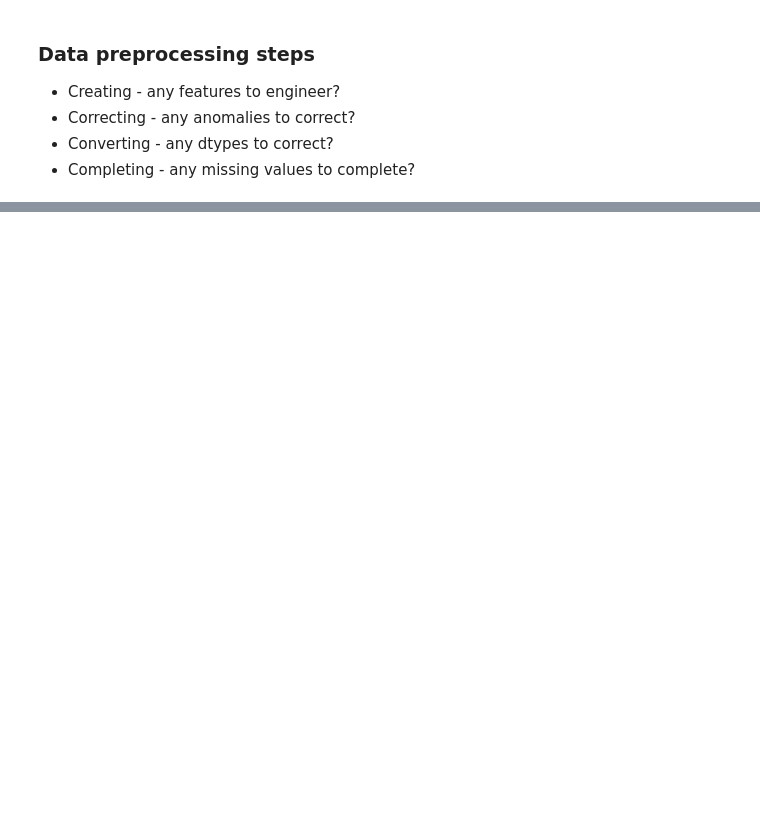
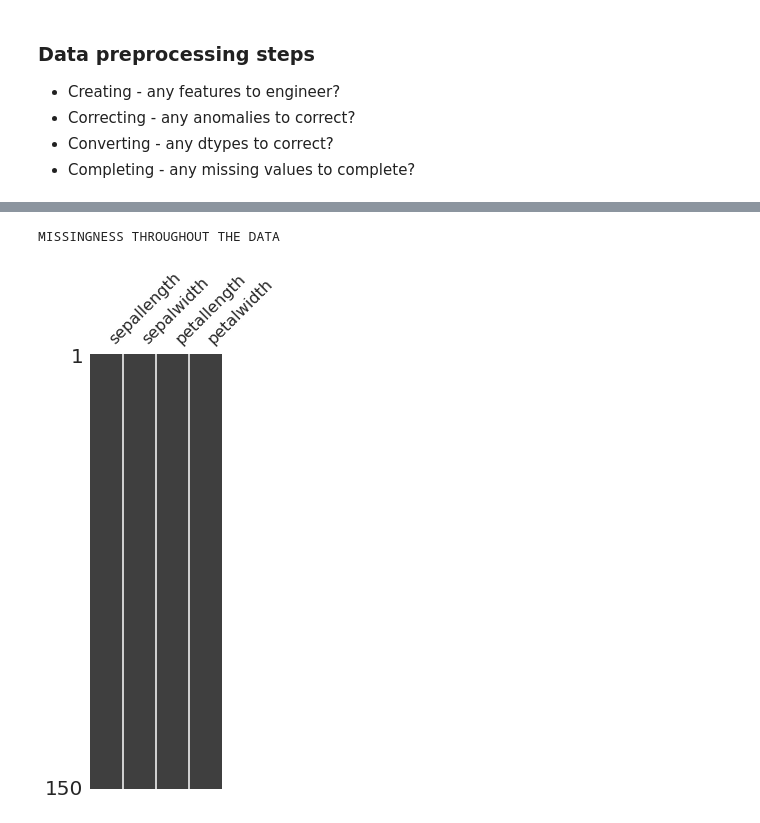
Before and after one commit to csanry/aml, a Jupyter notebook: notebooks/template.ipynb, the cells around one changed output, grey strips where cells are left out. Drawn from its saved outputs; the diff is of its cells as text; code cells hidden in the pictures; blank space fills up the shorter version.

Commit message:
update with some helper functions

```diff
--- a/notebooks/template.ipynb
+++ b/notebooks/template.ipynb
@@ -90,3 +83,20 @@ def double(n: str) -> str:
     docstrings here
     '''
     return n*2
+# %%
+## helper functions
+
+#def df_drop_duplicates(df )
+
+
+def missingness_checks(df: pd.DataFrame) -> None:
+
+    print(f'NUMBER OF MISSING COLUMNS: {df.isna().sum().sum()}')
+    print(f'MISSING COLUMNS (0: NO MISSING VALUES, 1: MISSING VALUES')
+    print(df.isna().sum())
+    print('MISSINGNESS THROUGHOUT THE DATA')
+    msno.matrix(df)
+    plt.show()
+    print('MISSINGNESS CORRELATIONS')
+    msno.heatmap(df)
+    plt.show()
@@ -92,0 +136,5 @@ def double(n: str) -> str:
+# %%
+missingness_checks(df)
+# %% [output]
+MISSINGNESS THROUGHOUT THE DATA
+[figure, added]
```
Also changed, not shown: parts of 15 cells of this notebook.
